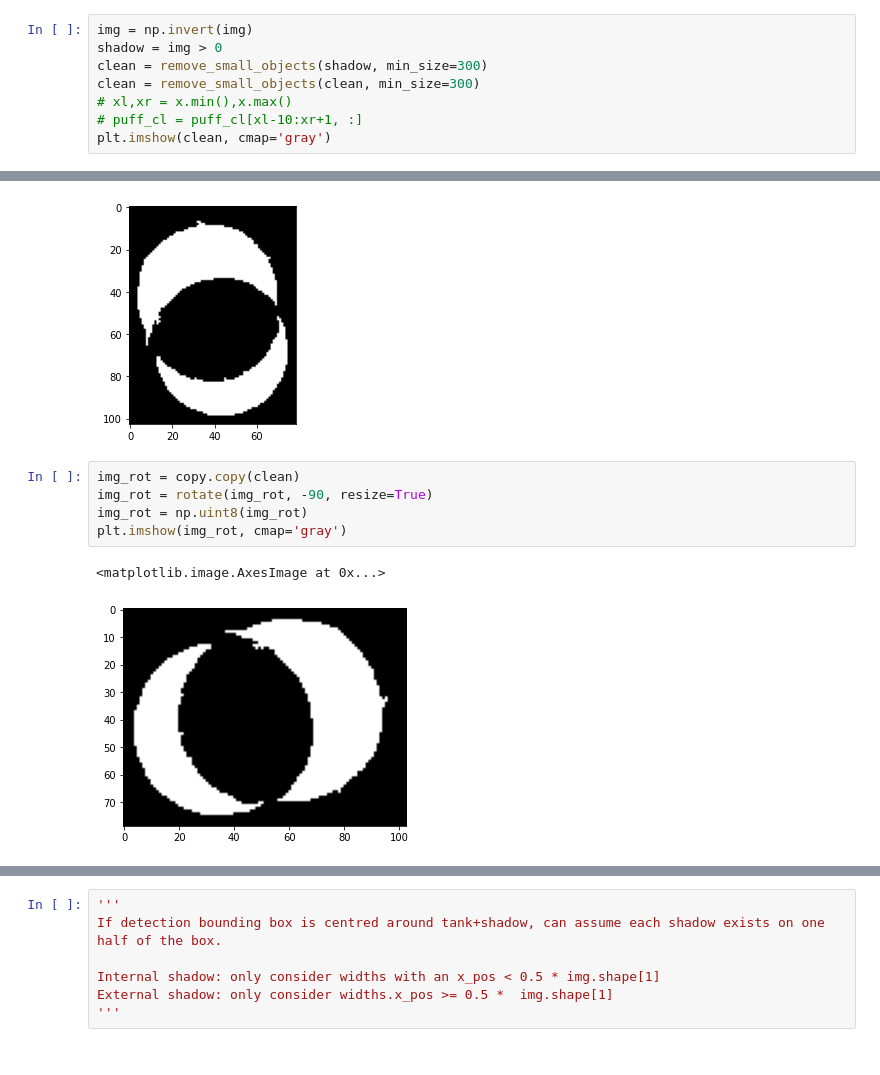
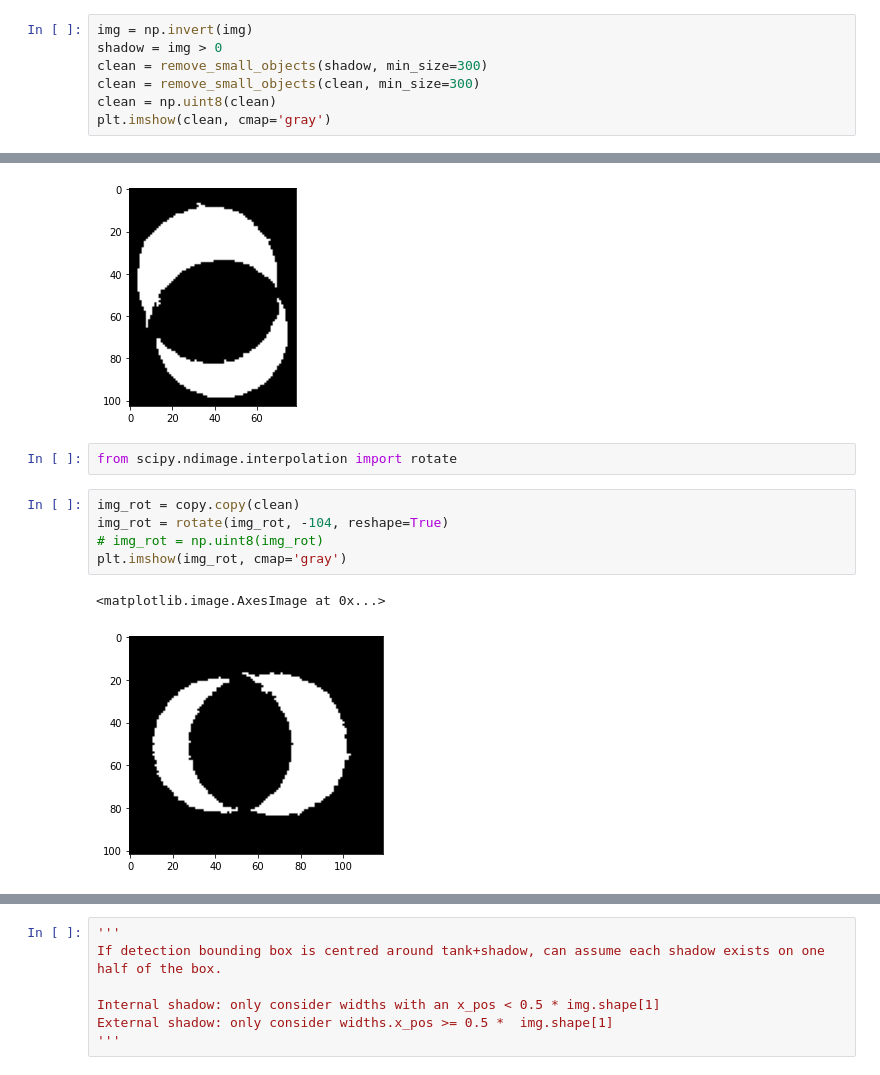
Before and after one commit to d-smit/oil-tank-measurer, a Jupyter notebook: oil_analysis.ipynb, the cells around one changed output, grey strips where cells are left out. Cells and saved outputs as stored; diff of their text form.

```diff
--- a/oil_analysis.ipynb
+++ b/oil_analysis.ipynb
@@ -53,18 +59,19 @@ img = np.invert(img)
 shadow = img > 0
 clean = remove_small_objects(shadow, min_size=300)
 clean = remove_small_objects(clean, min_size=300)
-# xl,xr = x.min(),x.max()
-# puff_cl = puff_cl[xl-10:xr+1, :]
+clean = np.uint8(clean)
 plt.imshow(clean, cmap='gray')
 # %% [output]
 <matplotlib.image.AxesImage at 0x...>
 [figure]
+# %%
+from scipy.ndimage.interpolation import rotate
 # %%
 img_rot = copy.copy(clean)
-img_rot = rotate(img_rot, -90, resize=True)
-img_rot = np.uint8(img_rot)
+img_rot = rotate(img_rot, -104, reshape=True)
+# img_rot = np.uint8(img_rot)
 plt.imshow(img_rot, cmap='gray')
 # %% [output]
 <matplotlib.image.AxesImage at 0x...>
-[figure, old version]
+[figure, new version]
 # %%
```
Also changed, not shown: parts of 13 cells of this notebook.
